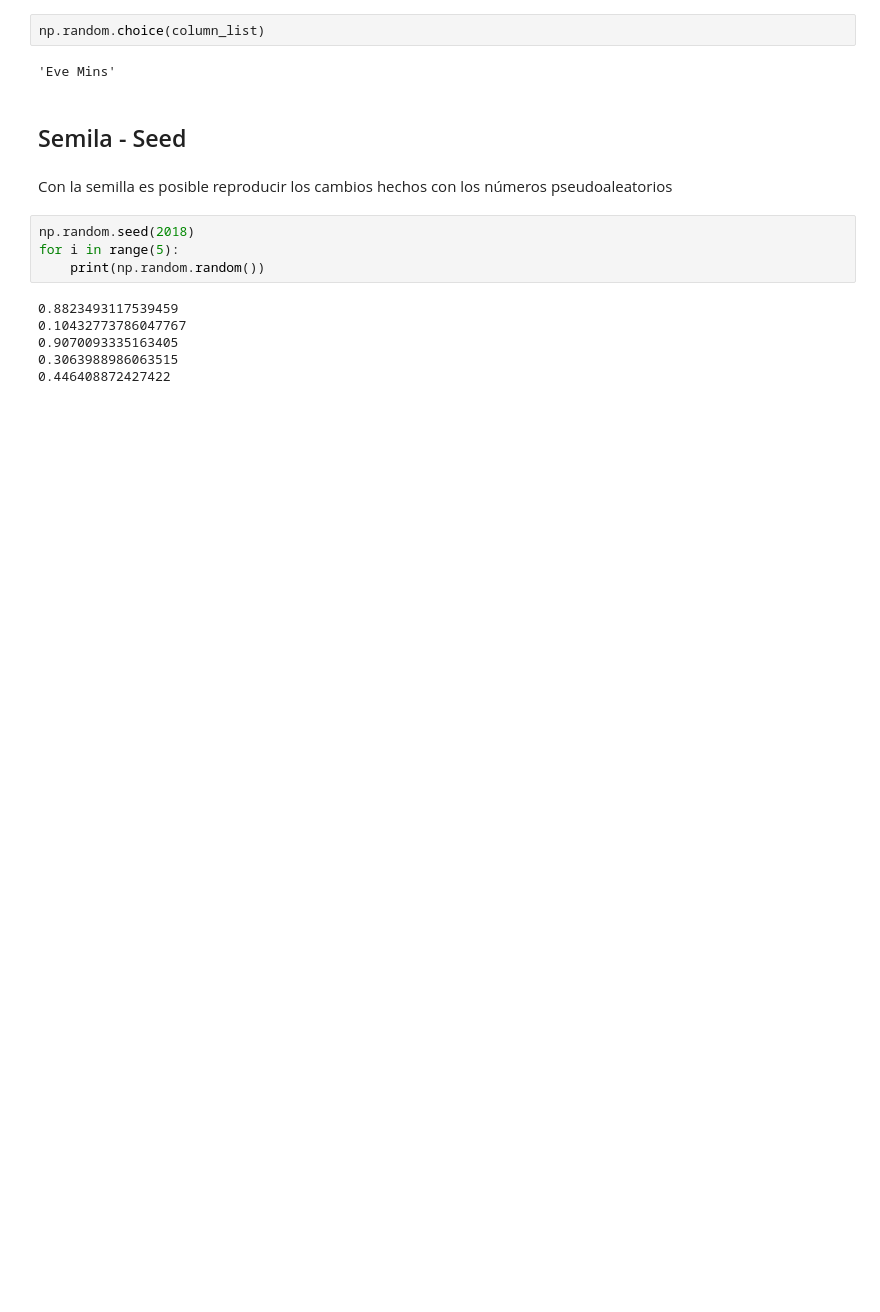
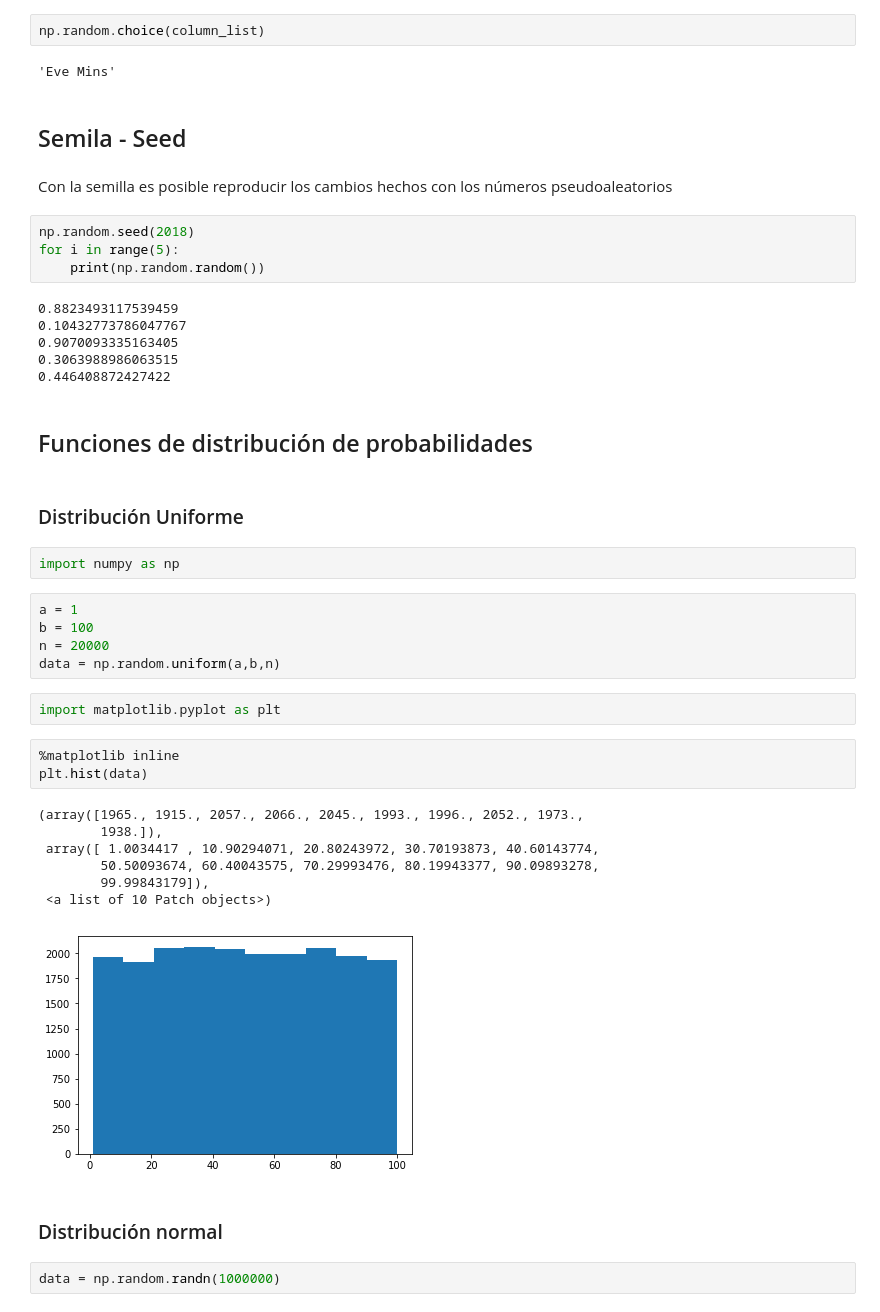
Before and after one commit to slopezv2/machilelearningpy, a Jupyter notebook: Seccion5.ipynb, the cells around one changed output. Drawn from its saved outputs; the diff is of its cells as text; blank space fills up the shorter version.

```diff
--- a/Seccion5.ipynb
+++ b/Seccion5.ipynb
@@ -424,3 +424,31 @@ for i in range(5):
 0.9070093335163405
 0.3063988986063515
 0.446408872427422
+# %% [markdown]
+## Funciones de distribución de probabilidades
+# %% [markdown]
+### Distribución Uniforme
+# %%
+import numpy as np
+# %%
+a = 1
+b = 100
+n = 20000
+data = np.random.uniform(a,b,n)
+# %%
+import matplotlib.pyplot as plt
+# %%
+%matplotlib inline
+plt.hist(data)
+# %% [output]
+(array([1965., 1915., 2057., 2066., 2045., 1993., 1996., 2052., 1973.,
+        1938.]),
+ array([ 1.0034417 , 10.90294071, 20.80243972, 30.70193873, 40.60143774,
+        50.50093674, 60.40043575, 70.29993476, 80.19943377, 90.09893278,
+        99.99843179]),
+ <a list of 10 Patch objects>)
+[figure, added]
+# %% [markdown]
+### Distribución normal
+# %%
+data = np.random.randn(1000000)
```
Also changed, not shown: parts of 10 cells of this notebook.
